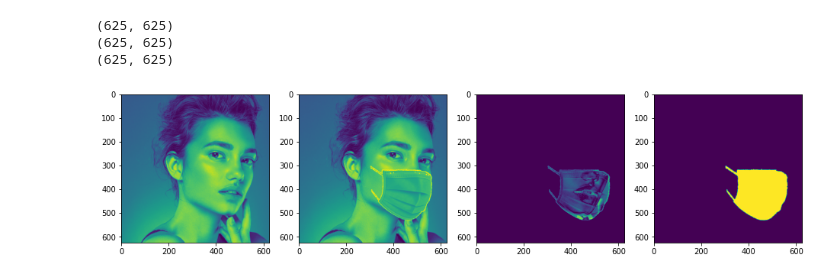
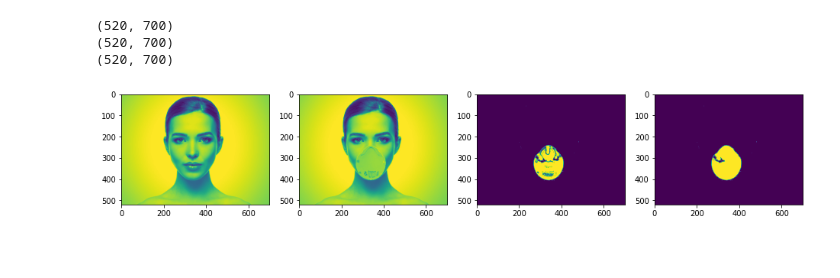
Before and after one commit to Arthemide/UnmaskMe, a Jupyter notebook: mask_segmentation/dataset_creation.ipynb, the cells around one changed output. Saved outputs shown, nothing was run; the diff lists cells and outputs as text; code cells hidden in the pictures; blank space fills up the shorter version.

```diff
--- a/mask_segmentation/dataset_creation.ipynb
+++ b/mask_segmentation/dataset_creation.ipynb
@@ -131,23 +21,27 @@ done
 # %%
+from matplotlib import image
+from matplotlib import pyplot as plt
+import numpy as np
 from skimage import color
 from skimage import io
 from skimage.util import compare_images
 from scipy.ndimage.morphology import binary_fill_holes
 #img =(io.imread('image.png'))
-image_withoutmask =  color.rgb2gray(image.imread('/home/marsu/Documents/epita/inria/MaskTheFace/visage2.jpg'))
-image_masked =  color.rgb2gray(image.imread('/home/marsu/Documents/epita/inria/MaskTheFace/visage2_surgical.jpg'))
+image_withoutmask =  color.rgb2gray(image.imread('/home/marsu/Documents/epita/inria/mask_segmentation/MaskTheFace/visage-tonus-after.jpg'))
+image_masked =  color.rgb2gray(image.imread('/home/marsu/Documents/epita/inria/mask_segmentation/MaskTheFace/visage-tonus-after_N95.jpg'))
 diff_rotated = compare_images(image_withoutmask, image_masked, method='diff')
-diff_rotated[diff_rotated < 0.05] = 0
-#diff_rotated[diff_rotated != 0] = 1
+diff_rotated[diff_rotated < 0.02] = 0
 
 b = binary_fill_holes(diff_rotated)
+diff_rotated[diff_rotated != 0] = 1
+
 print(image_withoutmask.shape)
 print(image_masked.shape)
 a = image_masked == image_withoutmask
 print(a.shape)
 fast_display(image_withoutmask,image_masked,diff_rotated,b)
 # %% [output]
-(625, 625)
-(625, 625)
-(625, 625)
+(520, 700)
+(520, 700)
+(520, 700)
-[figure, old version]
+[figure, new version]
```
Also changed, not shown: parts of 4 cells of this notebook, 3 other files.
